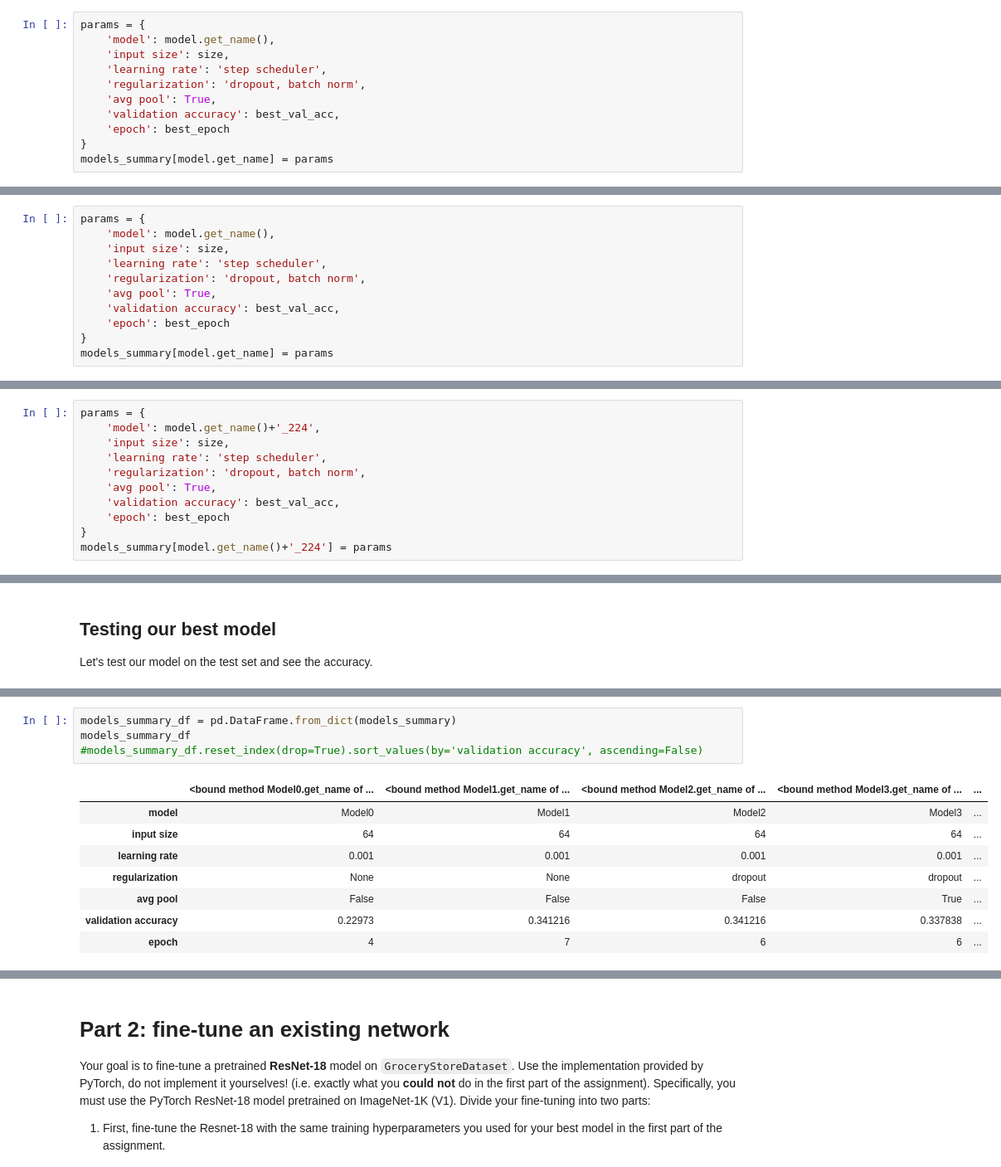
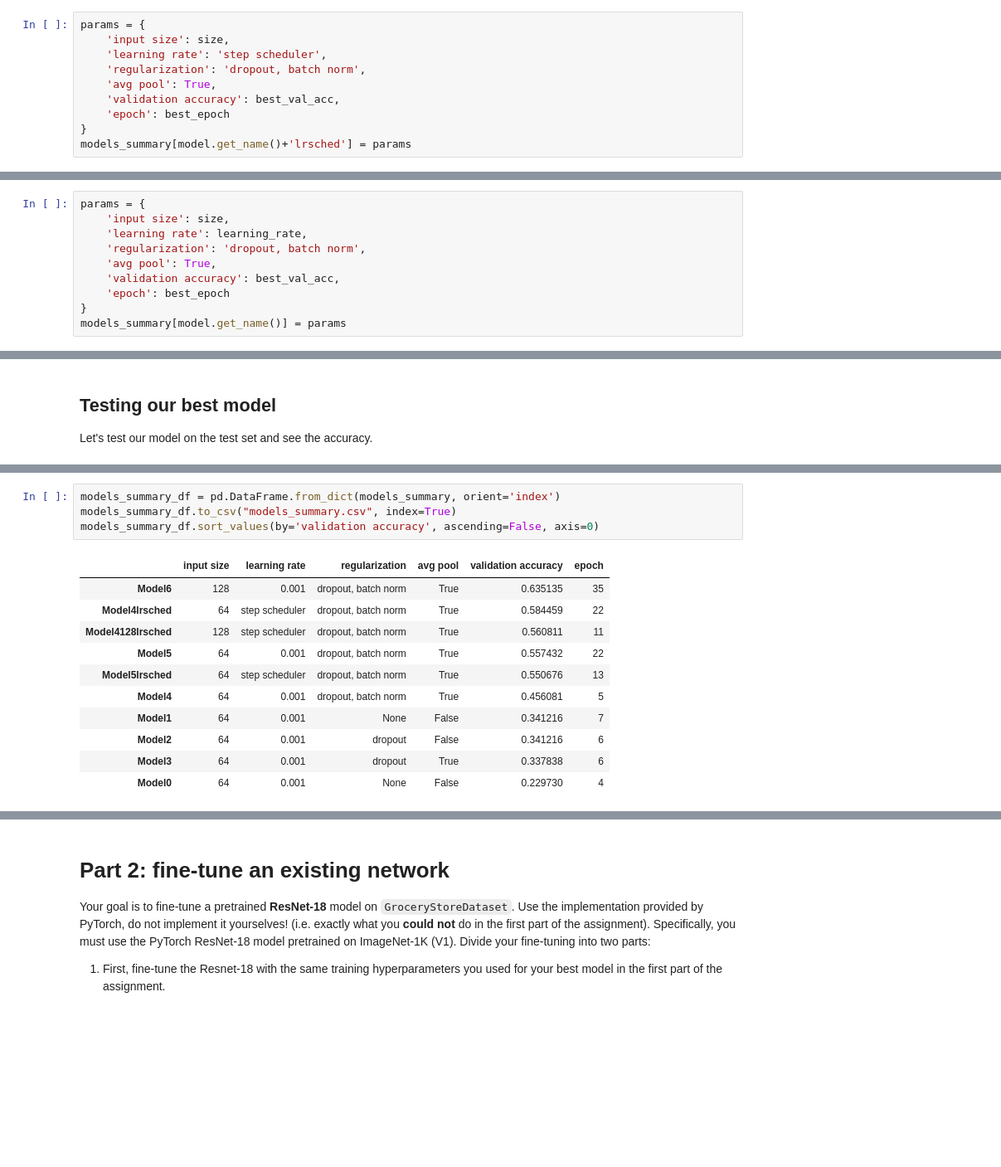
Before and after one commit to ncridlig/IPCV-UniBo, a Jupyter notebook: module2/assignment2.ipynb, the cells around one changed output, grey strips where cells are left out. Shown at 83% size. Cells and saved outputs as stored; diff of their text form; blank space fills up the shorter version.

```diff
--- a/module2/assignment2.ipynb
+++ b/module2/assignment2.ipynb
@@ -1318,6 +1311,5 @@ Our intuition was correct and we've finally reached our goal! By implementing a
 # %%
 params = {
-    'model': model.get_name(),
     'input size': size,
     'learning rate': 'step scheduler',
     'regularization': 'dropout, batch norm',
@@ -1325,4 +1317,4 @@ params = {
     'validation accuracy': best_val_acc,
     'epoch': best_epoch
 }
-models_summary[model.get_name] = params
+models_summary[model.get_name()+'lrsched'] = params
@@ -1330,0 +1562,10 @@ Let's save the model parameters.
+# %%
+params = {
+    'input size': size,
+    'learning rate': learning_rate,
+    'regularization': 'dropout, batch norm',
+    'avg pool': True,
+    'validation accuracy': best_val_acc,
+    'epoch': best_epoch
+}
+models_summary[model.get_name()] = params
@@ -1362,11 +1575,0 @@ The simple learning rate scheduler didn't work on this Model and we are stuck on
-# %%
-params = {
-    'model': model.get_name(),
-    'input size': size,
-    'learning rate': 'step scheduler',
-    'regularization': 'dropout, batch norm',
-    'avg pool': True,
-    'validation accuracy': best_val_acc,
-    'epoch': best_epoch
-}
-models_summary[model.get_name] = params
@@ -1441,11 +1575,0 @@ KeyboardInterrupt:
-# %%
-params = {
-    'model': model.get_name()+'_224',
-    'input size': size,
-    'learning rate': 'step scheduler',
-    'regularization': 'dropout, batch norm',
-    'avg pool': True,
-    'validation accuracy': best_val_acc,
-    'epoch': best_epoch
-}
-models_summary[model.get_name()+'_224'] = params
@@ -1480,15 +1591,18 @@ The accuracy is even higher than with the one on the validation set! We believe
 # %%
-models_summary_df = pd.DataFrame.from_dict(models_summary)
-models_summary_df
-#models_summary_df.reset_index(drop=True).sort_values(by='validation accuracy', ascending=False)
+models_summary_df = pd.DataFrame.from_dict(models_summary, orient='index')
+models_summary_df.to_csv("models_summary.csv", index=True)
+models_summary_df.sort_values(by='validation accuracy', ascending=False, axis=0)
 # %% [output]
-|  | <bound method Model0.get_name of ... | <bound method Model1.get_name of ... | <bound method Model2.get_name of ... | <bound method Model3.get_name of ... | ... |
-| model | Model0 | Model1 | Model2 | Model3 | ... |
-| input size | 64 | 64 | 64 | 64 | ... |
-| learning rate | 0.001 | 0.001 | 0.001 | 0.001 | ... |
-| regularization | None | None | dropout | dropout | ... |
-| avg pool | False | False | False | True | ... |
-| validation accuracy | 0.22973 | 0.341216 | 0.341216 | 0.337838 | ... |
-| epoch | 4 | 7 | 6 | 6 | ... |
+|  | input size | learning rate | regularization | avg pool | validation accuracy | epoch |
+| Model6 | 128 | 0.001 | dropout, batch norm | True | 0.635135 | 35 |
+| Model4lrsched | 64 | step scheduler | dropout, batch norm | True | 0.584459 | 22 |
+| Model4128lrsched | 128 | step scheduler | dropout, batch norm | True | 0.560811 | 11 |
+| Model5 | 64 | 0.001 | dropout, batch norm | True | 0.557432 | 22 |
+| Model5lrsched | 64 | step scheduler | dropout, batch norm | True | 0.550676 | 13 |
+| Model4 | 64 | 0.001 | dropout, batch norm | True | 0.456081 | 5 |
+| Model1 | 64 | 0.001 | None | False | 0.341216 | 7 |
+| Model2 | 64 | 0.001 | dropout | False | 0.341216 | 6 |
+| Model3 | 64 | 0.001 | dropout | True | 0.337838 | 6 |
+| Model0 | 64 | 0.001 | None | False | 0.229730 | 4 |
 # %% [markdown]
 ## Conclusions
```
Also changed, not shown: parts of 52 cells of this notebook, 2 other files.
